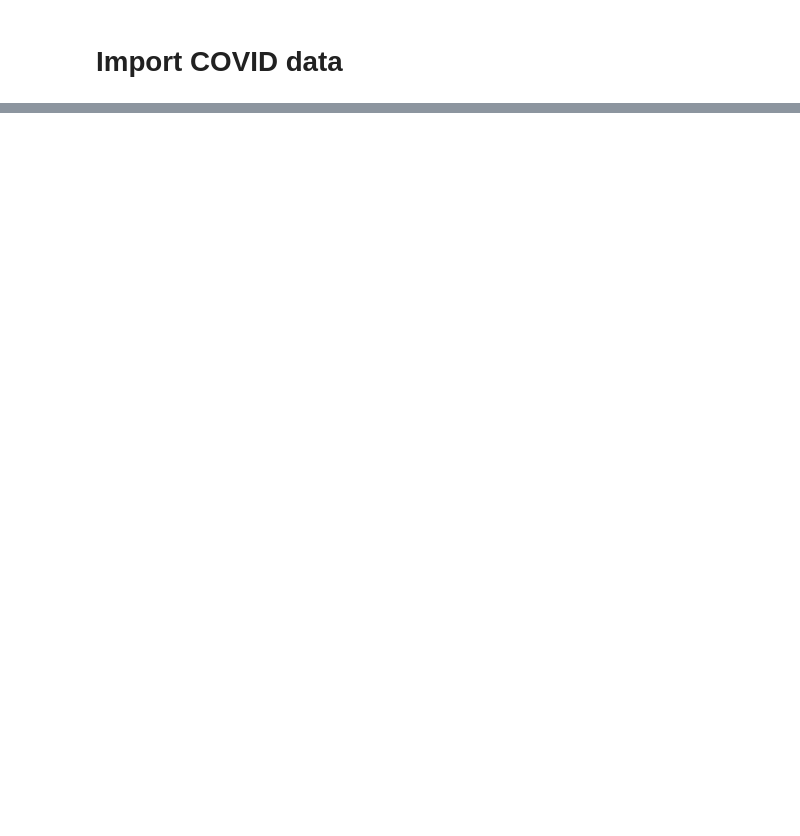
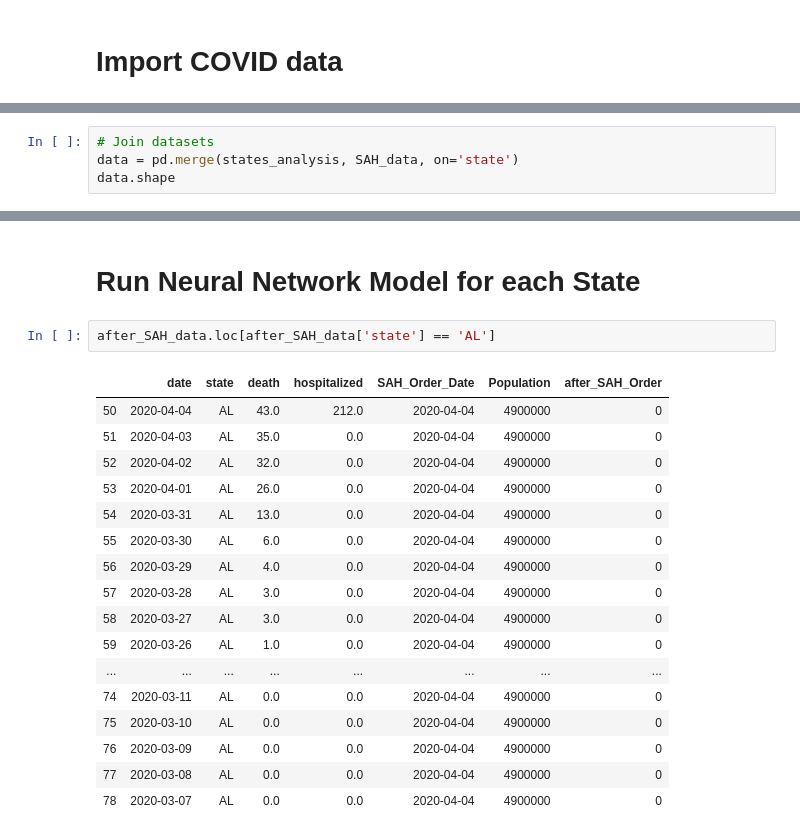
Before and after one commit to camzman/py4ds, a Jupyter notebook: PythonProject - Requests.ipynb, the cells around one changed output, grey strips where cells are left out. Drawn from its saved outputs; the diff is of its cells as text; blank space fills up the shorter version.

```diff
--- a/PythonProject - Requests.ipynb
+++ b/PythonProject - Requests.ipynb
@@ -115,0 +167,4 @@ states.head()
+# %%
+# Join datasets
+data = pd.merge(states_analysis, SAH_data, on='state')
+data.shape
@@ -115,0 +253,22 @@ states.head()
+# %% [markdown]
+# Run Neural Network Model for each State
+# %%
+after_SAH_data.loc[after_SAH_data['state'] == 'AL']
+# %% [output]
+|  | date | state | death | hospitalized | SAH_Order_Date | Population | after_SAH_Order |
+| 50 | 2020-04-04 | AL | 43.0 | 212.0 | 2020-04-04 | 4900000 | 0 |
+| 51 | 2020-04-03 | AL | 35.0 | 0.0 | 2020-04-04 | 4900000 | 0 |
+| 52 | 2020-04-02 | AL | 32.0 | 0.0 | 2020-04-04 | 4900000 | 0 |
+| 53 | 2020-04-01 | AL | 26.0 | 0.0 | 2020-04-04 | 4900000 | 0 |
+| 54 | 2020-03-31 | AL | 13.0 | 0.0 | 2020-04-04 | 4900000 | 0 |
+| 55 | 2020-03-30 | AL | 6.0 | 0.0 | 2020-04-04 | 4900000 | 0 |
+| 56 | 2020-03-29 | AL | 4.0 | 0.0 | 2020-04-04 | 4900000 | 0 |
+| 57 | 2020-03-28 | AL | 3.0 | 0.0 | 2020-04-04 | 4900000 | 0 |
+| 58 | 2020-03-27 | AL | 3.0 | 0.0 | 2020-04-04 | 4900000 | 0 |
+| 59 | 2020-03-26 | AL | 1.0 | 0.0 | 2020-04-04 | 4900000 | 0 |
+| ... | ... | ... | ... | ... | ... | ... | ... |
+| 74 | 2020-03-11 | AL | 0.0 | 0.0 | 2020-04-04 | 4900000 | 0 |
+| 75 | 2020-03-10 | AL | 0.0 | 0.0 | 2020-04-04 | 4900000 | 0 |
+| 76 | 2020-03-09 | AL | 0.0 | 0.0 | 2020-04-04 | 4900000 | 0 |
+| 77 | 2020-03-08 | AL | 0.0 | 0.0 | 2020-04-04 | 4900000 | 0 |
+| 78 | 2020-03-07 | AL | 0.0 | 0.0 | 2020-04-04 | 4900000 | 0 |
```
Also changed, not shown: parts of 24 cells of this notebook.
